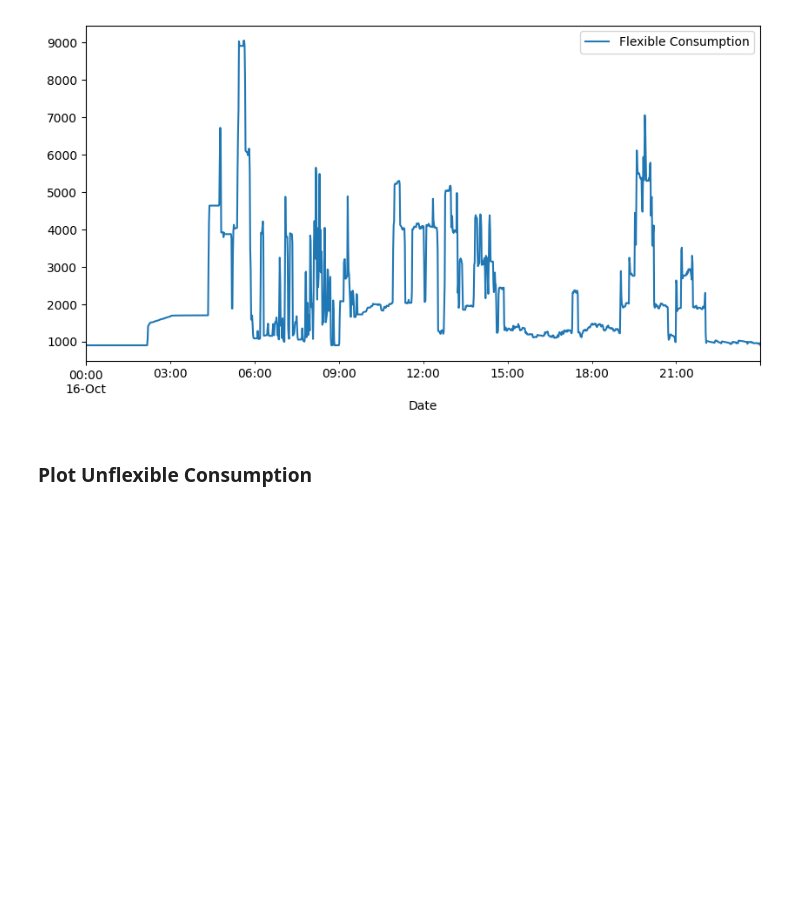
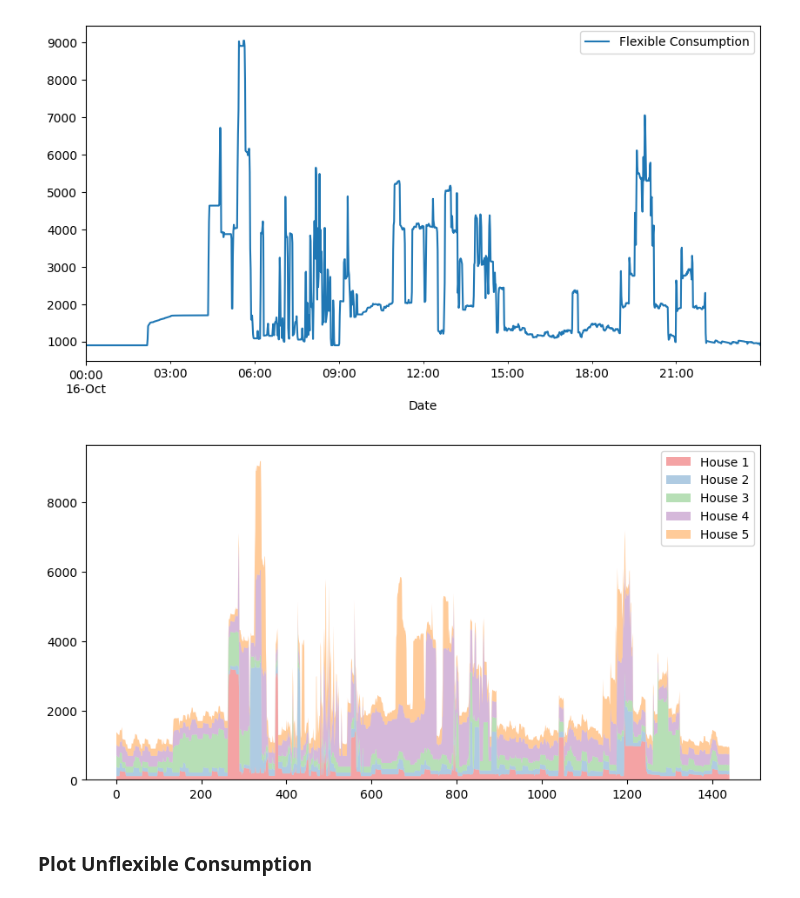
Before and after one commit to feelab-info/PROCSIM_ECs_Simulation_Scenarios, a Jupyter notebook: paper_experiments/Experiment1_EC_Generator.ipynb, the cells around one changed output. Cells and saved outputs as stored; diff of their text form; code cells hidden in the pictures; blank space fills up the shorter version.

```diff
--- a/paper_experiments/Experiment1_EC_Generator.ipynb
+++ b/paper_experiments/Experiment1_EC_Generator.ipynb
@@ -191,6 +191,24 @@ flexible_df[:24*60]["Power"].plot(legend=True, label='Flexible Consumption')
 plt.show()
 # %% [output]
 [figure]
+# %%
+import seaborn as sns
+
+houses_df = []
+x = range(1,24*60+1)
+
+for house_num in range(5):
+    df = pd.read_csv(path_steps_minutes + '/house' + str(house_num) + '/total.csv', sep=';')
+    houses_df.append(df["Power"][:24*60])
+
+# use a known color palette
+#pal = ["#9b59b6", "#e74c3c", "#34495e", "#2ecc71"]
+pal = sns.color_palette("Set1")
+plt.stackplot(x,houses_df, labels=['House 1', 'House 2', 'House 3', 'House 4', 'House 5'], colors=pal, alpha=0.4 )
+plt.legend(loc='upper right')
+plt.show()
+# %% [output]
+[figure, added]
 # %% [markdown]
 ### Plot Unflexible Consumption
 # %%
```
Also changed, not shown: parts of 2 cells of this notebook, 1 other file.
